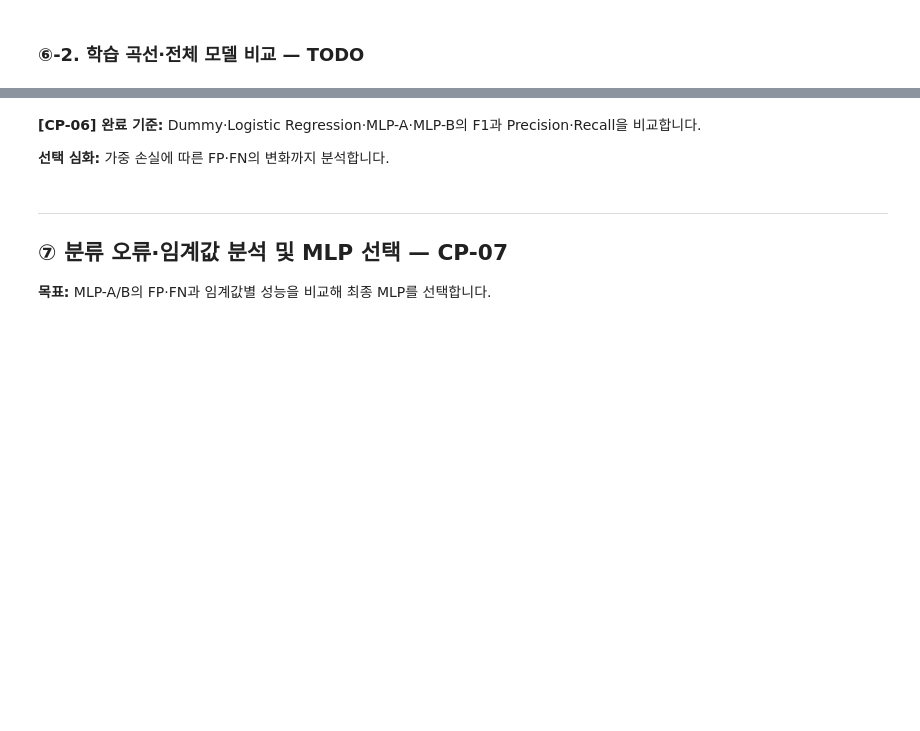
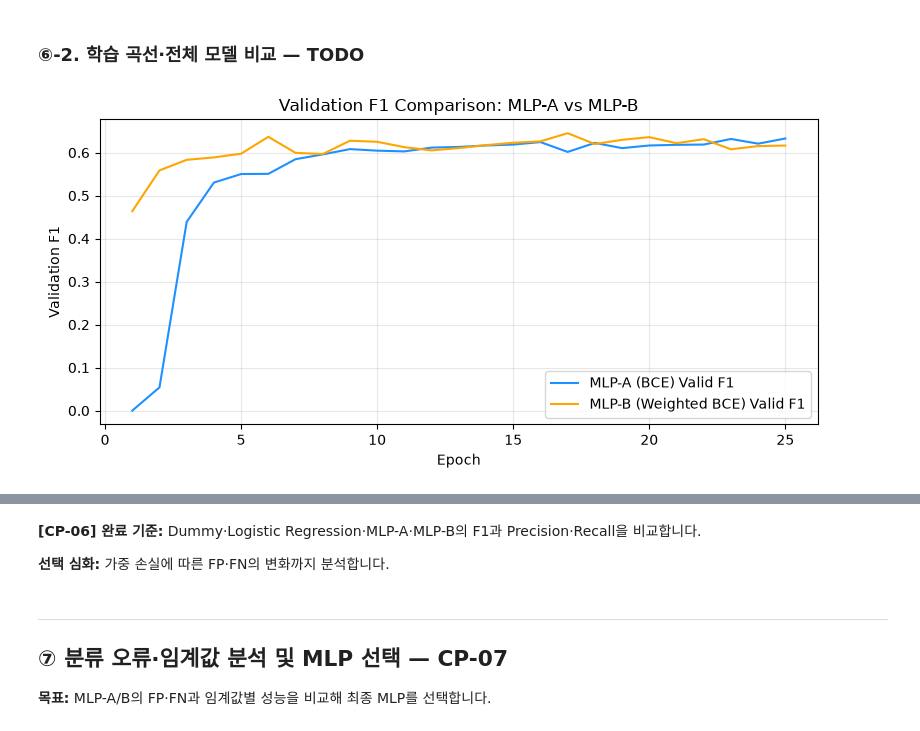
Before and after one commit to lgeew/ai-mini-projects, a Jupyter notebook: mini-project-01/code/02_classification_online_shopping.ipynb, the cells around one changed output, grey strips where cells are left out. Saved outputs shown, nothing was run; the diff lists cells and outputs as text; code cells hidden in the pictures; blank space fills up the shorter version.

```diff
--- a/mini-project-01/code/02_classification_online_shopping.ipynb
+++ b/mini-project-01/code/02_classification_online_shopping.ipynb
@@ -682,9 +682,9 @@ MLP-A 최고 Validation F1 에포크: 25
 # %%
 # TODO 6-1. Train에서 미구매·구매 건수를 구하고 pos_weight를 계산합니다.
 # 힌트: pos_weight = 미구매 수 / 구매 수
-n_negative = ...
-n_positive = ...
-pos_weight = ...
+n_negative = (y_train == 0).sum()
+n_positive = (y_train == 1).sum()
+pos_weight = n_negative / n_positive
 print("Train 불균형 비율(neg/pos):", round(pos_weight, 3))
 
 # [공통] MLP-B: 가중 BCE 학습
@@ -699,26 +708,25 @@ display(history_b.tail().round(3))
 # %%
 # TODO 6-2. MLP-A와 MLP-B의 Epoch별 Validation F1 곡선을 비교합니다.
 # 힌트: history_a, history_b, plt.plot()
-...
+plt.figure(figsize=(8, 4))
+plt.plot(history_a["Epoch"], history_a["Valid F1"], label="MLP-A (BCE) Valid F1", color="dodgerblue")
+plt.plot(history_b["Epoch"], history_b["Valid F1"], label="MLP-B (Weighted BCE) Valid F1", color="orange")
+plt.title("Validation F1 Comparison: MLP-A vs MLP-B")
+plt.xlabel("Epoch")
+plt.ylabel("Validation F1")
+plt.legend()
+plt.grid(alpha=0.3)
+plt.tight_layout()
+plt.show()
 
 # [공통] 두 신경망 및 선택 에포크 보관
 mlp_models = {
     "MLP-A (BCE)": mlp_a,
     "MLP-B (weighted BCE)": mlp_b,
 }
 mlp_best_epochs = {
     "MLP-A (BCE)": best_epoch_a,
     "MLP-B (weighted BCE)": best_epoch_b,
 }
-
-# TODO 6-3. 두 MLP의 Train·Validation 구매 확률을 계산하고
-# 기본 임계값 0.5로 분류한 뒤, summary_row() 결과를 results에 추가합니다.
-for name, model in mlp_models.items():
-    tr_pred = ...
-    va_pred = ...
-    results.append(summary_row(name, y_train, tr_pred, y_valid, va_pred))
-
-# TODO 6-4. 모델별 Valid F1 내림차순 정렬 및 Train-Valid F1 차이 계산
-results_df = ...
-results_df["Gap (Train-Valid F1)"] = ...
-display(results_df.round(3))
+# %% [output]
+[figure, added]
```
Also changed, not shown: parts of 3 cells of this notebook.
